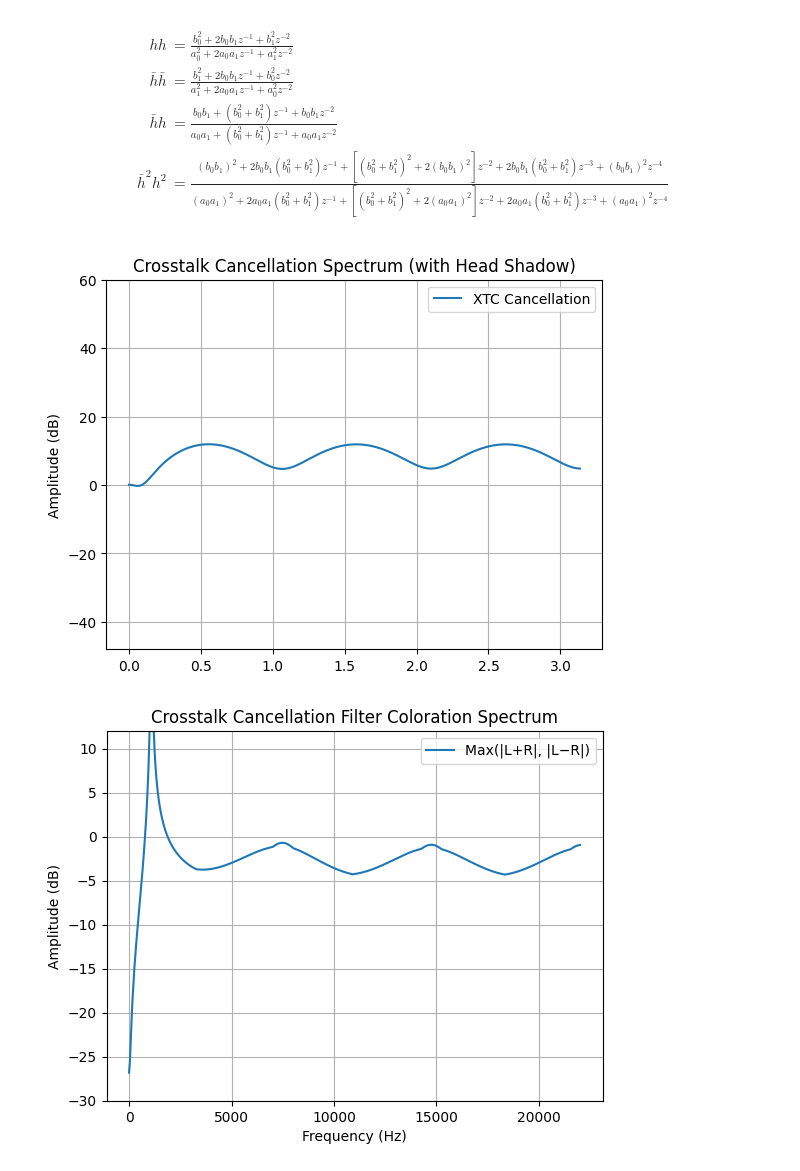
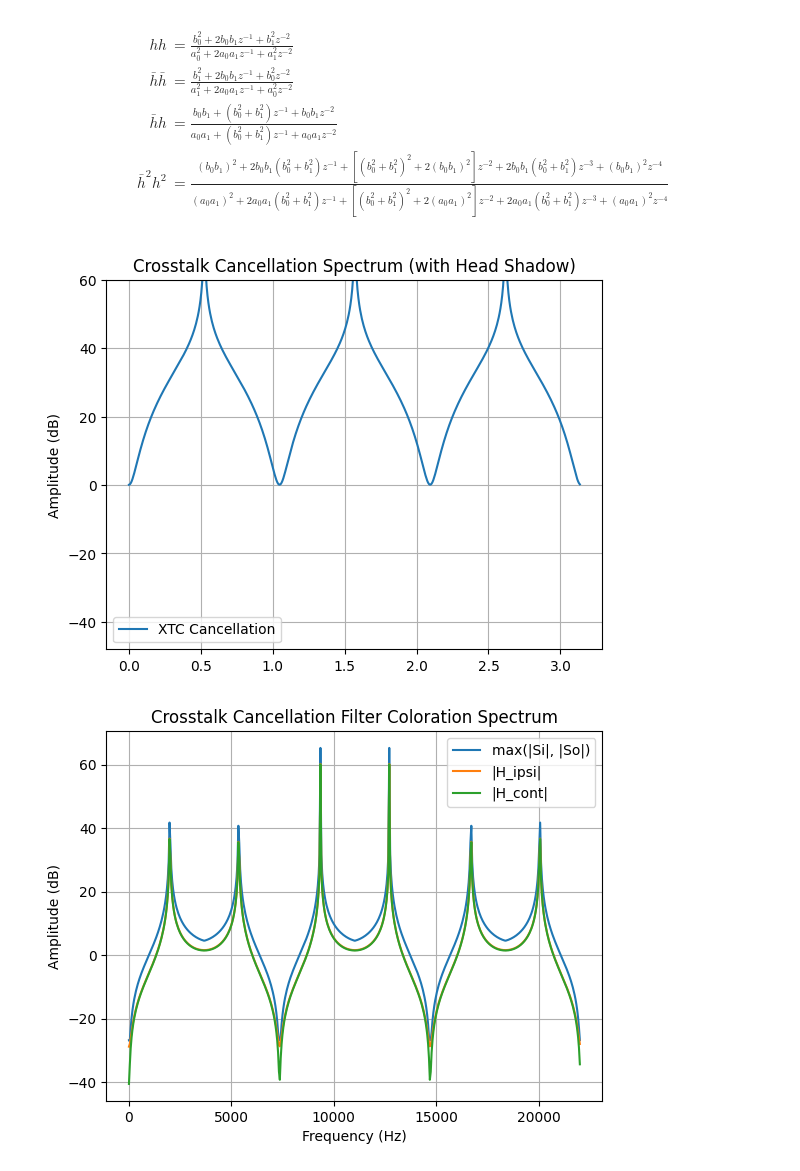
Before and after one commit to kweiwen/pitki, a Jupyter notebook: hrtf/IIR Implementation.ipynb, the cells around one changed output. Cells and saved outputs as stored; diff of their text form; code cells hidden in the pictures.

```diff
--- a/hrtf/IIR Implementation.ipynb
+++ b/hrtf/IIR Implementation.ipynb
@@ -241,8 +241,8 @@ def generate_filter_coeffs(g, beta, tau, N, D):
     a = np.zeros(size)
 
     # --- Ipsi numerator ---
-    b_ipsi[0:offset] += g**2 * convolve_all(D,D,d,d)
-    b_ipsi[2*tau:2*tau+offset] += -(beta + 1) * convolve_all(D,D,d,d)
+    b_ipsi[0:offset] += g**2 * convolve_all(D, D, d, d)
+    b_ipsi[2*tau:2*tau+offset] += -(beta + 1) * convolve_all(D, D, d, d)
 
     # --- Cont numerator ---
     b_cont[tau:tau+offset] += -g**3 * convolve_all(D, N, n, n)
@@ -306,38 +306,42 @@ def analysis_coloration(b_ipsi, b_cont, a, sample_rate):
 
     Parameters:
     - b_ipsi: numerator coefficients of ipsilateral filter
     - b_cont: numerator coefficients of contralateral filter
     - a: denominator coefficients (shared by both filters)
     - sample_rate: sampling rate in Hz
     """
     w, h_ipsi = signal.freqz(b_ipsi, a, fs=sample_rate)
     w, h_cont = signal.freqz(b_cont, a, fs=sample_rate)
 
     si = np.abs(h_ipsi + h_cont)
     so = np.abs(h_ipsi - h_cont)
 
     plt.title('Crosstalk Cancellation Filter Coloration Spectrum')
-    plt.plot(w, 20 * np.log10(np.maximum(si, so)), label='Max(|L+R|, |L−R|)')
-    plt.ylim(-30, 12)
+    plt.plot(w, 20 * np.log10(np.maximum(si, so)), label='max(|Si|, |So|)')
+    plt.plot(w, 20 * np.log10(h_ipsi), label='|H_ipsi|')
+    plt.plot(w, 20 * np.log10(h_cont), label='|H_cont|')
+    # plt.ylim(-48, 12)
     plt.legend()
     plt.grid()
     plt.xlabel("Frequency (Hz)")
     plt.ylabel("Amplitude (dB)")
     plt.show()
 
 g = 0.985
 beta = 0.05
 tau = 3  # e.g., 3 samples ≈ 68us @ 44.1kHz
 sample_rate = 44100
 
 # [1.7426871031535056, -1.5794217970310567] [1, -0.8367346938775511]
 # [0.3491496315403721, -0.1858843254179231] [1, -0.8367346938775511]
-N = [1.7426871031535056, -1.5794217970310567]
-D = [1, -0.8367346938775511]
+Num = [1.7426871031535056, -1.5794217970310567]
+Den = [0.3491496315403721, -0.1858843254179231]
+# Num = [1.0, 0.0]
+# Den = [1.0, 0.0]
 
-b_ipsi, b_cont, a = generate_filter_coeffs(g, beta, tau, N, D)
-analysis_cancellation(b_ipsi, b_cont, a, N, D, g, tau)
+b_ipsi, b_cont, a = generate_filter_coeffs(g, beta, tau, Num, Den)
+analysis_cancellation(b_ipsi, b_cont, a, Num, Den, g, tau)
 analysis_coloration(b_ipsi, b_cont, a, sample_rate)
 # %% [output]
-[figure, old version]
+[figure, new version]
-[figure, old version]
+[figure, new version]
```
Also changed, not shown: parts of 1 cell of this notebook.
